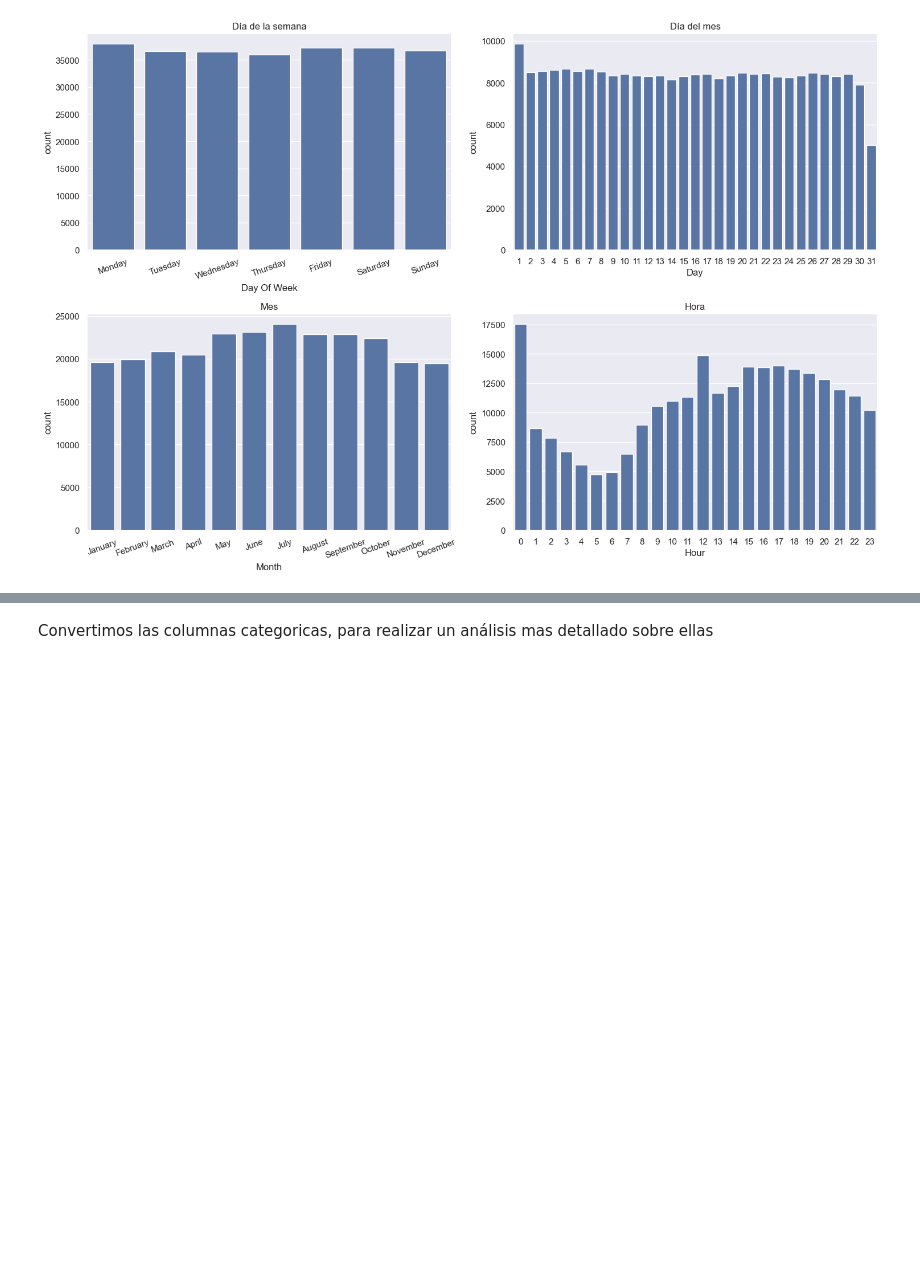
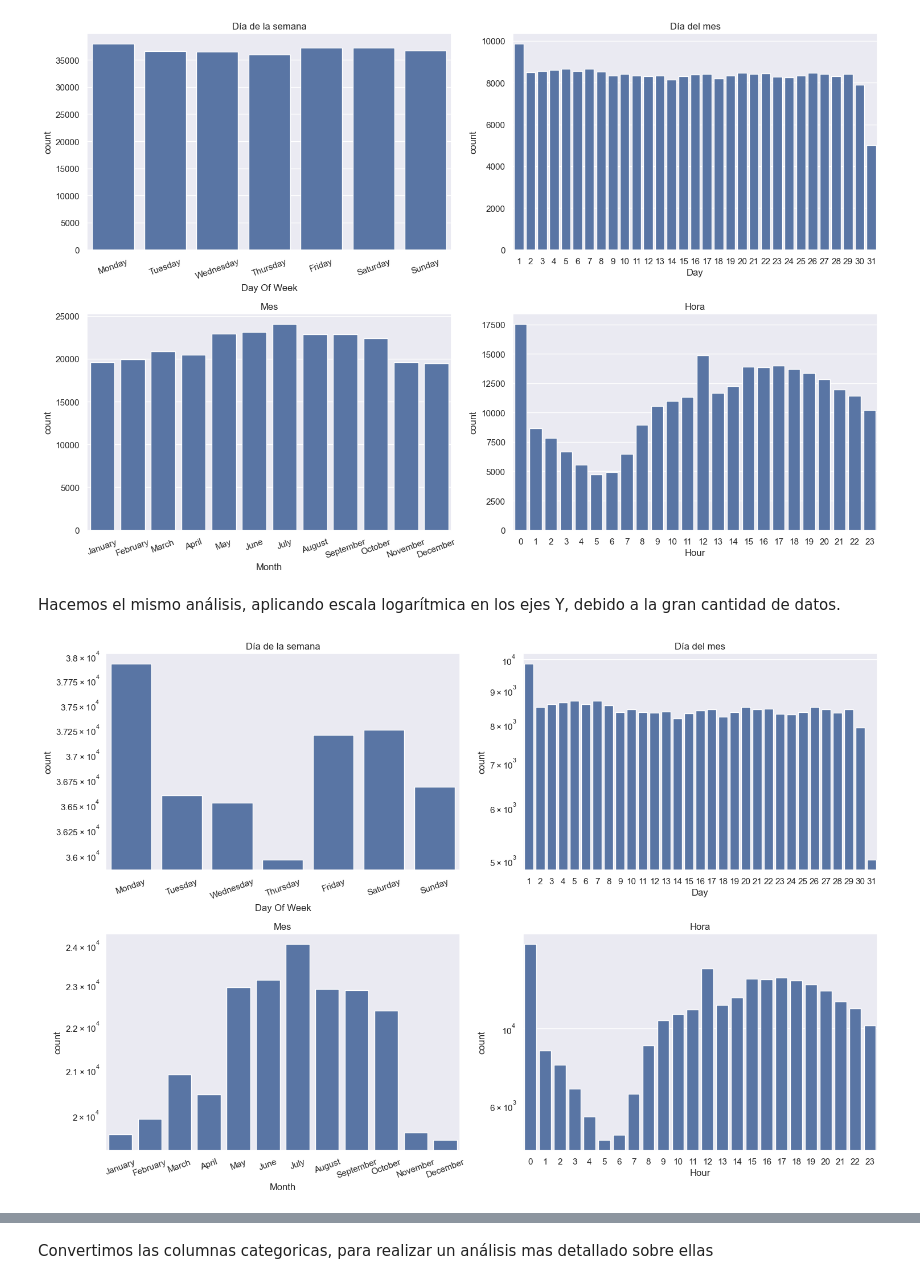
Before and after one commit to gjmv/CEIA_2025_B2_AdD_TP, a Jupyter notebook: TP.ipynb, the cells around one changed output, grey strips where cells are left out. Saved outputs shown, nothing was run; the diff lists cells and outputs as text; code cells hidden in the pictures; blank space fills up the shorter version.

Commit message:
Agrega gráfico logarítmico en visualización de fechas

```diff
--- a/TP.ipynb
+++ b/TP.ipynb
@@ -301,4 +301,34 @@ plt.tight_layout()
 plt.show()
 # %% [output]
 [figure]
+# %% [markdown]
+Hacemos el mismo análisis, aplicando escala logarítmica en los ejes Y, debido a la gran cantidad de datos.
+# %%
+fig, ax = plt.subplots(2, 2, figsize=(15, 10))
+# día de la semana
+sns.countplot(data=df_csv, x='Day Of Week', ax=ax[0,0])
+ax[0,0].set_xticks(range(0,7), calendar.day_name[0:7], rotation=20)
+ax[0,0].set_title('Día de la semana')
+ax[0,0].set(yscale="log")
+
+# día del mes
+sns.countplot(data=df_csv, x='Day', ax=ax[0,1])
+ax[0,1].set_title('Día del mes')
+ax[0,1].set(yscale="log")
+
+# mes
+sns.countplot(data=df_csv, x='Month', ax=ax[1,0])
+ax[1,0].set_xticks(range(0,12), calendar.month_name[1:13], rotation=20)
+ax[1,0].set_title('Mes')
+ax[1,0].set(yscale="log")
+# hora
+sns.countplot(data=df_csv, x='Hour', ax=ax[1,1])
+ax[1,1].set_xticks(range(0,24), range(0,24))
+ax[1,1].set_title('Hora')
+ax[1,1].set(yscale="log")
+
+plt.tight_layout()
+plt.show()
+# %% [output]
+[figure, added]
 # %% [markdown]
```
Also changed, not shown: parts of 2 cells of this notebook.
